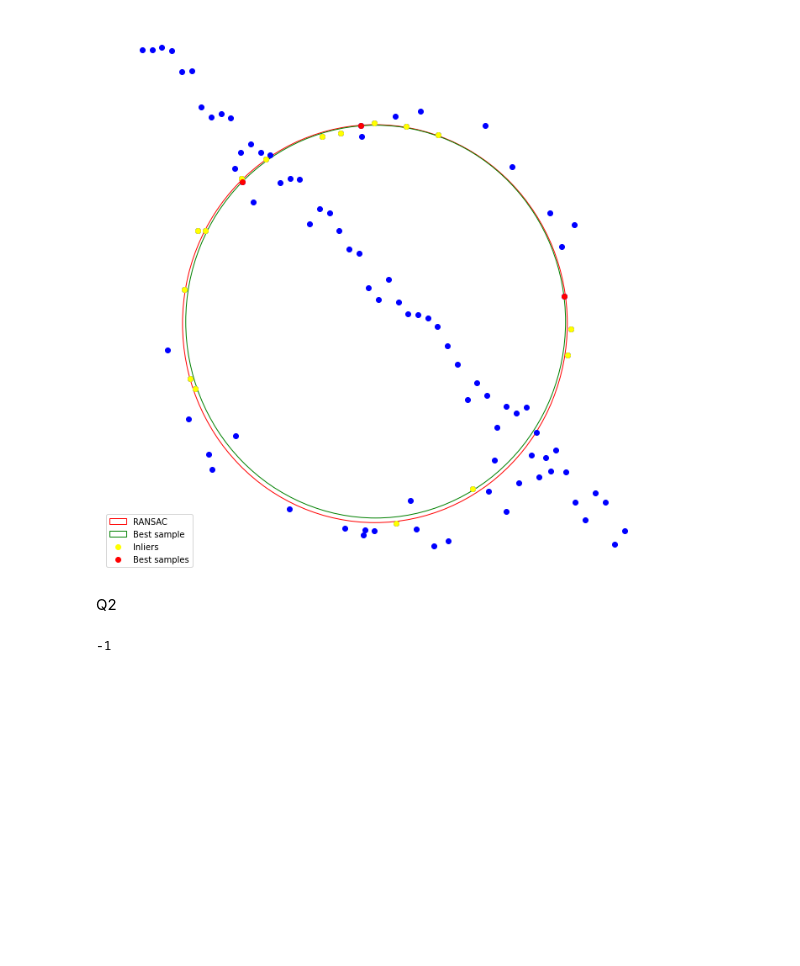
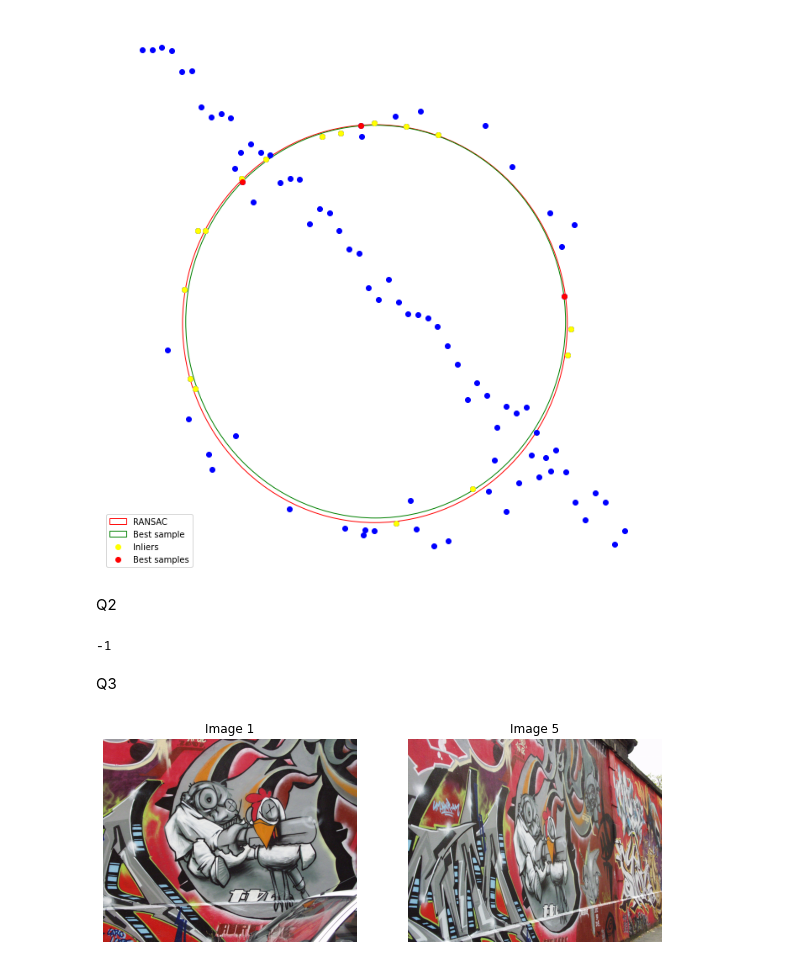
Before and after one commit to Nisitha529/EN2550_ImageProcessingAndMachineVision, a Jupyter notebook: Assignment2/assignment2_592.ipynb, the cells around one changed output. Saved outputs shown, nothing was run; the diff lists cells and outputs as text; code cells hidden in the pictures; blank space fills up the shorter version.

```diff
--- a/Assignment2/assignment2_592.ipynb
+++ b/Assignment2/assignment2_592.ipynb
@@ -95,3 +98,22 @@ cv2.imshow("Architectural Image", overlay)
 cv2.waitKey(0)
 # %% [output]
 -1
+# %% [markdown]
+Q3
+# %%
+im1 = cv.imread(r'images/img1.ppm')
+im2 = cv.imread(r'images/img5.ppm')
+
+im1 = cv.cvtColor(im1,cv.COLOR_BGR2RGB)
+im2 = cv.cvtColor(im2,cv.COLOR_BGR2RGB)
+
+fig, ax = plt.subplots(1, 2, figsize=(10, 10))
+ax[0].imshow(im1)
+ax[0].axis('off')
+ax[0].set_title('Image 1')
+ax[1].imshow(im2)
+ax[1].axis('off')
+ax[1].set_title('Image 5')
+plt.show()
+# %% [output]
+[figure, added]
```
Also changed, not shown: parts of 3 cells of this notebook, 3 other files.
